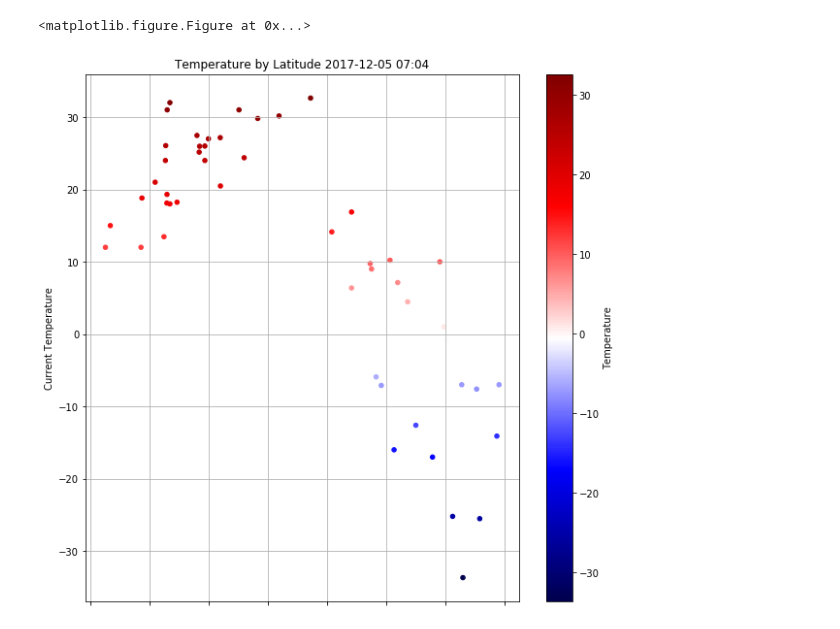
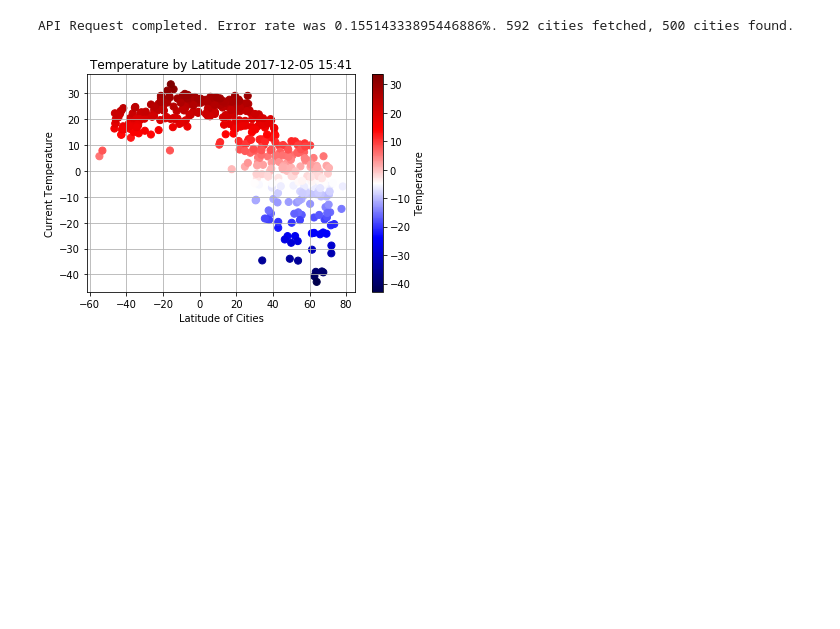
Before and after one commit to thefrostyhalf/HomeworkSubmissions, a Jupyter notebook: APIs-challenge/weather.ipynb, the cells around one changed output. Cells and saved outputs as stored; diff of their text form; code cells hidden in the pictures; blank space fills up the shorter version.

Commit message:
Update with 500 cities and py file

```diff
--- a/APIs-challenge/weather.ipynb
+++ b/APIs-challenge/weather.ipynb
@@ -68 +81,6 @@ API Request  57 , City Number 50 , Weather Data For  biltine,TD
+# %%
+# Print successrate of API calls
+print ("API Request completed. Error rate was "+str(1-(idx/apireq))+"%. "+str(apireq-1)+" cities fetched, "+str(idx-1)+" cities found.")
+# %% [output]
+API Request completed. Error rate was 0.15514333895446886%. 592 cities fetched, 500 cities found.
 # %%
@@ -93,14 +115,17 @@ weather_data_df = pd.DataFrame(weather_dict)
 # %%
+# Set variable for printing current date on charts
+now = datetime.datetime.now()
+# Define function for creating latitude-based charts with diffrent variables
 def latitude_graph(variable):
-    weather_data_df.plot.scatter(x='Latitude', y=variable, c=variable, cmap='seismic', figsize=(10,10))
-    plt.title(variable+" by Latitude "+(now.strftime("%Y-%m-%d %H:%M")))
-    plt.xlabel("Latitude of Cities")
-    plt.ylabel("Current "+variable)
+    fig, ax = plt.subplots()
+    weather_data_df.plot(kind="scatter", x="Latitude", y=variable, s=50, c=variable, cmap="seismic", ax=ax)
+    ax.set_title(variable+" by Latitude "+(now.strftime("%Y-%m-%d %H:%M")))
+    ax.set_xlabel("Latitude of Cities")
+    ax.set_ylabel("Current "+variable)
     plt.grid()
+    plt.savefig(variable+"ByLatitude")
     plt.show()
-    plt.savefig(variable+"byLatitude")
-
+# Temperature graph
 temp_lat_graph = latitude_graph("Temperature")
 # %% [output]
-<matplotlib.figure.Figure at 0x...>
-[figure, old version]
+[figure, new version]
```
Also changed, not shown: parts of 14 cells of this notebook, 8 other files.
